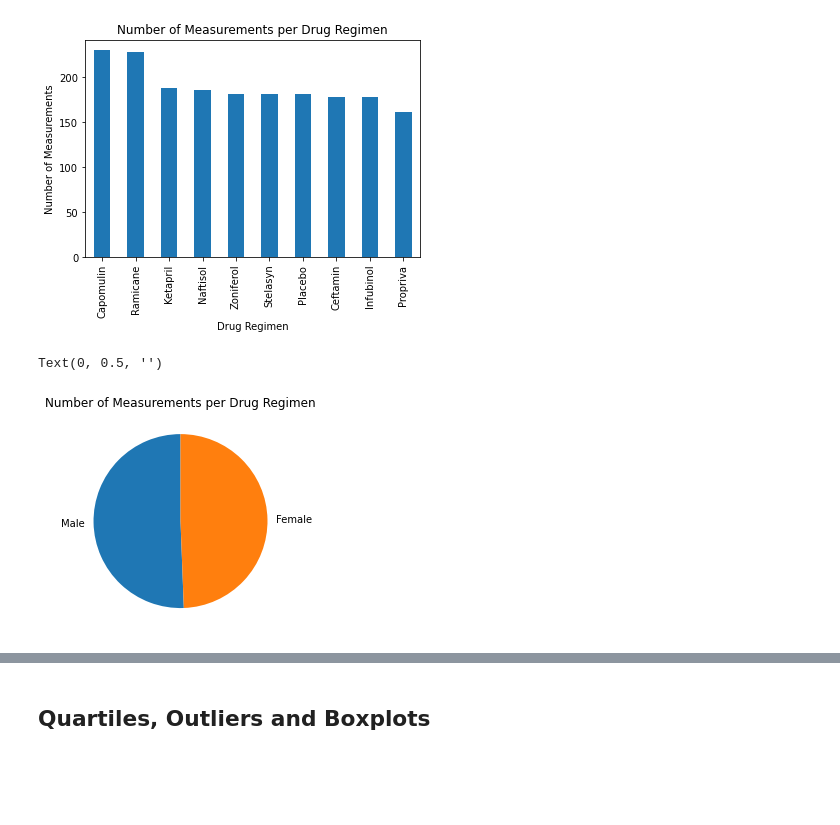
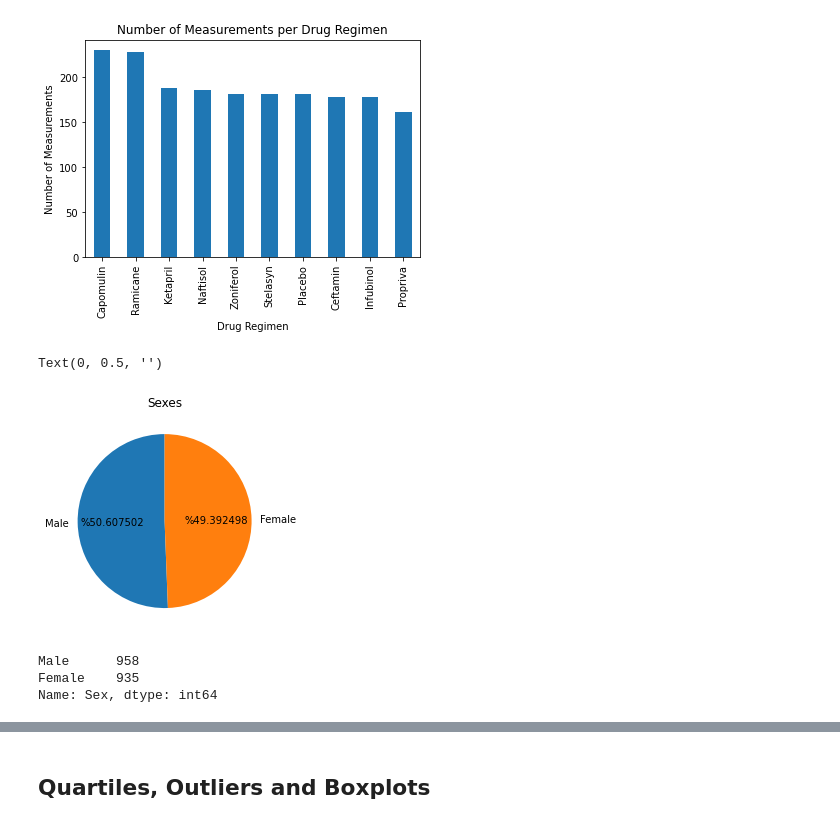
Before and after one commit to E-Weber/matplotlib-challenge, a Jupyter notebook: Instructions/Pymaceuticals/pymaceuticals_starter.ipynb, the cells around one changed output, grey strips where cells are left out. Saved outputs shown, nothing was run; the diff lists cells and outputs as text; code cells hidden in the pictures; blank space fills up the shorter version.

Commit message:
pie plot 2

```diff
--- a/Instructions/Pymaceuticals/pymaceuticals_starter.ipynb
+++ b/Instructions/Pymaceuticals/pymaceuticals_starter.ipynb
@@ -357,11 +357,17 @@ plt.show()
 [figure]
 # %%
 # Generate a pie plot showing the distribution of female versus male mice using pandas
-pie_plot1 = combined_df['Sex'].value_counts().plot.pie(startangle=90)
-pie_plot1.set_title("Number of Measurements per Drug Regimen")
+pie_plot1 = combined_df['Sex'].value_counts().plot.pie(autopct = "%.%%f",startangle=90)
+pie_plot1.set_title("Sexes")
 pie_plot1.set_ylabel("")
 # %% [output]
 Text(0, 0.5, '')
-[figure, old version]
+[figure, new version]
 # %%
 # Generate a pie plot showing the distribution of female versus male mice using pyplot
+pie_plot2 = combined_df['Sex'].value_counts()
+pie_plot2
+# %% [output]
+Male      958
+Female    935
+Name: Sex, dtype: int64
```
Also changed, not shown: parts of 3 cells of this notebook.
